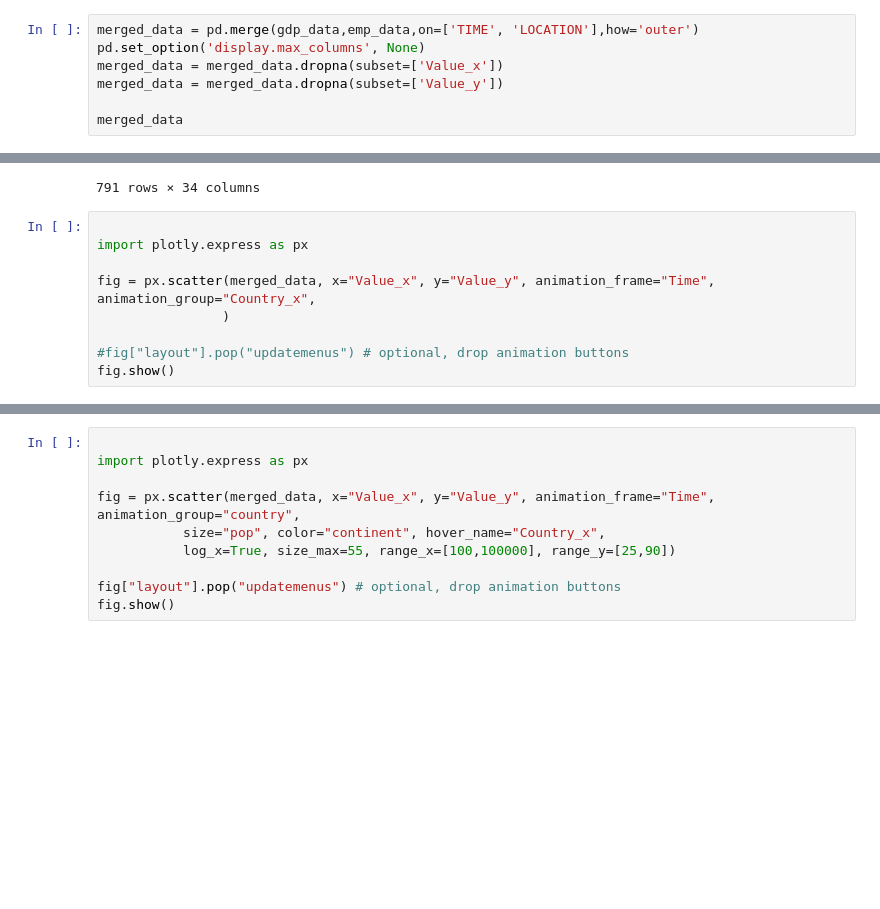
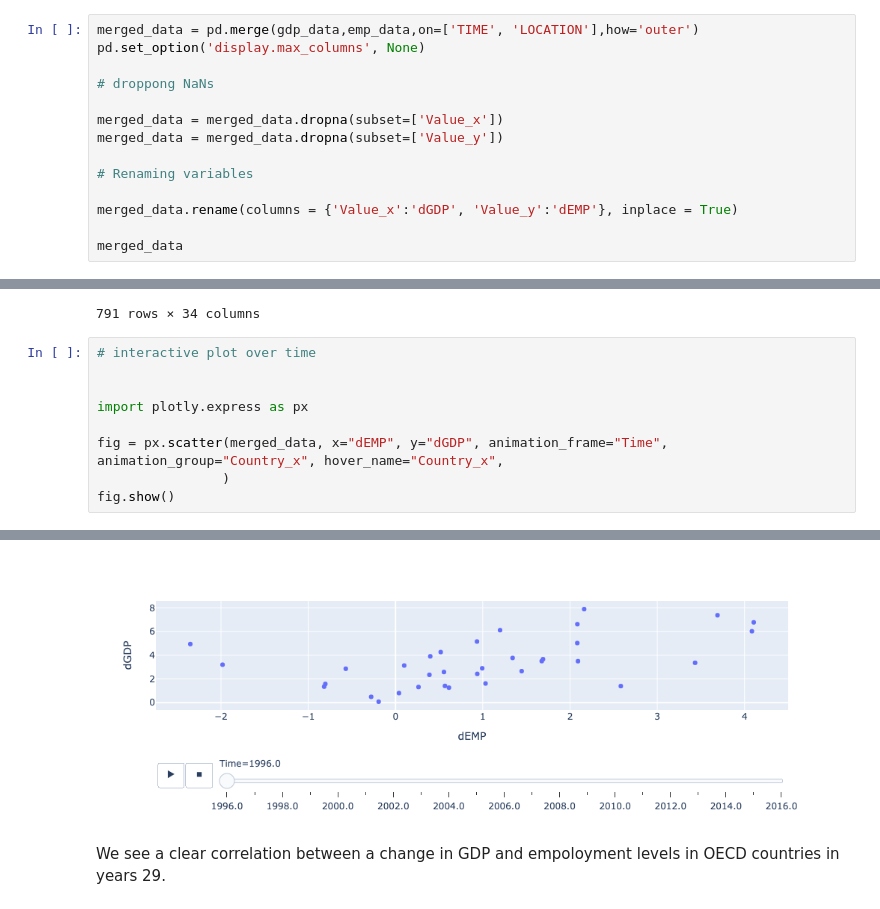
Before and after one commit to JonaDelaney/projects-2022-mmf, a Jupyter notebook: dataproject/Maiwand.ipynb, the cells around one changed output, grey strips where cells are left out. Cells and saved outputs as stored; diff of their text form; blank space fills up the shorter version.

```diff
--- a/dataproject/Maiwand.ipynb
+++ b/dataproject/Maiwand.ipynb
@@ -450,9 +422,16 @@ gdp_data
 # %%
 merged_data = pd.merge(gdp_data,emp_data,on=['TIME', 'LOCATION'],how='outer')
 pd.set_option('display.max_columns', None)
+
+# droppong NaNs
+
 merged_data = merged_data.dropna(subset=['Value_x'])
 merged_data = merged_data.dropna(subset=['Value_y'])
 
+# Renaming variables
+
+merged_data.rename(columns = {'Value_x':'dGDP', 'Value_y':'dEMP'}, inplace = True)
+
 merged_data
 # %% [output]
 |  | LOCATION | Country_x | TRANSACT | Transaction | MEASURE_x | Measure_x | TIME | Year | Unit Code_x | ... |
@@ -469,12 +448,12 @@ merged_data
 | 834 | CRI | Costa Rica | B1_GE | Gross domestic product (expenditu... | G | Growth rate | 2016 | 2016 | PC | ... |
 791 rows × 34 columns
 # %%
+# interactive plot over time
+
 
 import plotly.express as px
 
-fig = px.scatter(merged_data, x="Value_x", y="Value_y", animation_frame="Time", animation_group="Country_x",
+fig = px.scatter(merged_data, x="dEMP", y="dGDP", animation_frame="Time", animation_group="Country_x", hover_name="Country_x",
                 )
-
-#fig["layout"].pop("updatemenus") # optional, drop animation buttons
 fig.show()
 # %% [output]
@@ -482,10 +460,3 @@ fig.show()
+[figure, added]
-# %%
-
-import plotly.express as px
-
-fig = px.scatter(merged_data, x="Value_x", y="Value_y", animation_frame="Time", animation_group="country",
-           size="pop", color="continent", hover_name="Country_x",
-           log_x=True, size_max=55, range_x=[100,100000], range_y=[25,90])
-
-fig["layout"].pop("updatemenus") # optional, drop animation buttons
-fig.show()
+# %% [markdown]
+We see a clear correlation between a change in GDP and empoloyment levels in OECD countries in years 29.
```
Also changed, not shown: parts of 15 cells of this notebook.
